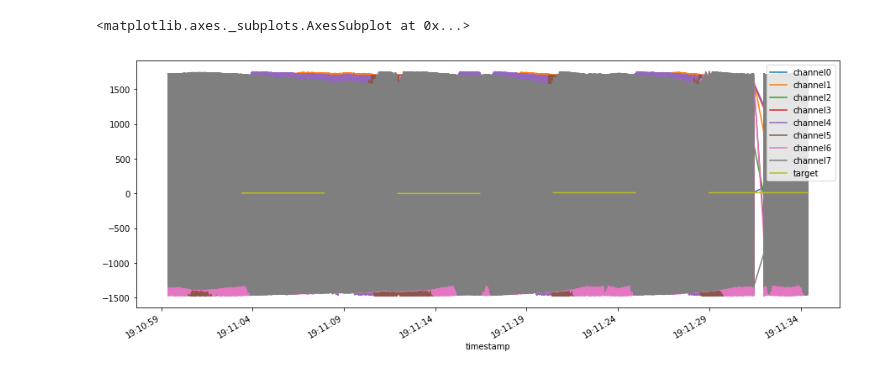
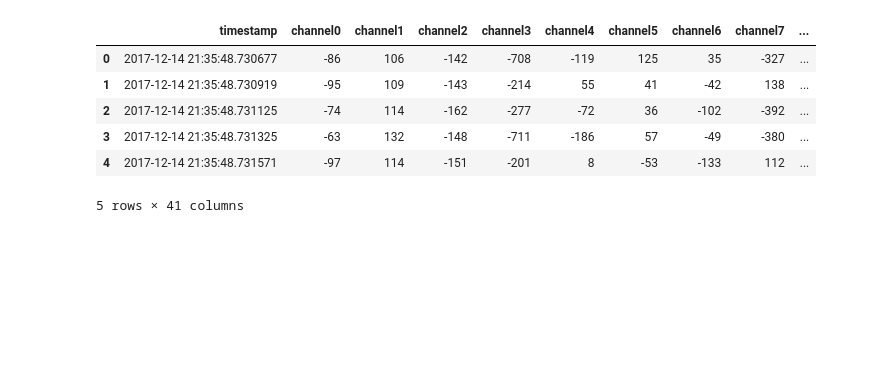
Before and after one commit to pnieters/tflow_edge, a Jupyter notebook: code/bci_grid/inspect_data.ipynb, the cells around one changed output. Saved outputs shown, nothing was run; the diff lists cells and outputs as text; code cells hidden in the pictures; blank space fills up the shorter version.

```diff
--- a/code/bci_grid/inspect_data.ipynb
+++ b/code/bci_grid/inspect_data.ipynb
@@ -17,5 +6,18 @@ df.describe()
-# %%
-df.plot(figsize=(15, 6))
-# %% [output]
-<matplotlib.axes._subplots.AxesSubplot at 0x...>
-[figure, removed]
+# %%
+df = pd.read_pickle("../recording.pkl")
+df.reset_index(inplace=True)
+
+# shortcuts
+channel = ["channel{}".format(i) for i in range(8)]
+highlighted = ["highlighted{}".format(i) for i in range(30)]
+interval = "interval"
+target = "target"
+df.head()
+# %% [output]
+|  | timestamp | channel0 | channel1 | channel2 | channel3 | channel4 | channel5 | channel6 | channel7 | ... |
+| 0 | 2017-12-14 21:35:48.730677 | -86 | 106 | -142 | -708 | -119 | 125 | 35 | -327 | ... |
+| 1 | 2017-12-14 21:35:48.730919 | -95 | 109 | -143 | -214 | 55 | 41 | -42 | 138 | ... |
+| 2 | 2017-12-14 21:35:48.731125 | -74 | 114 | -162 | -277 | -72 | 36 | -102 | -392 | ... |
+| 3 | 2017-12-14 21:35:48.731325 | -63 | 132 | -148 | -711 | -186 | 57 | -49 | -380 | ... |
+| 4 | 2017-12-14 21:35:48.731571 | -97 | 114 | -151 | -201 | 8 | -53 | -133 | 112 | ... |
+5 rows × 41 columns
```
Also changed, not shown: parts of 10 cells of this notebook, 4 other files.
